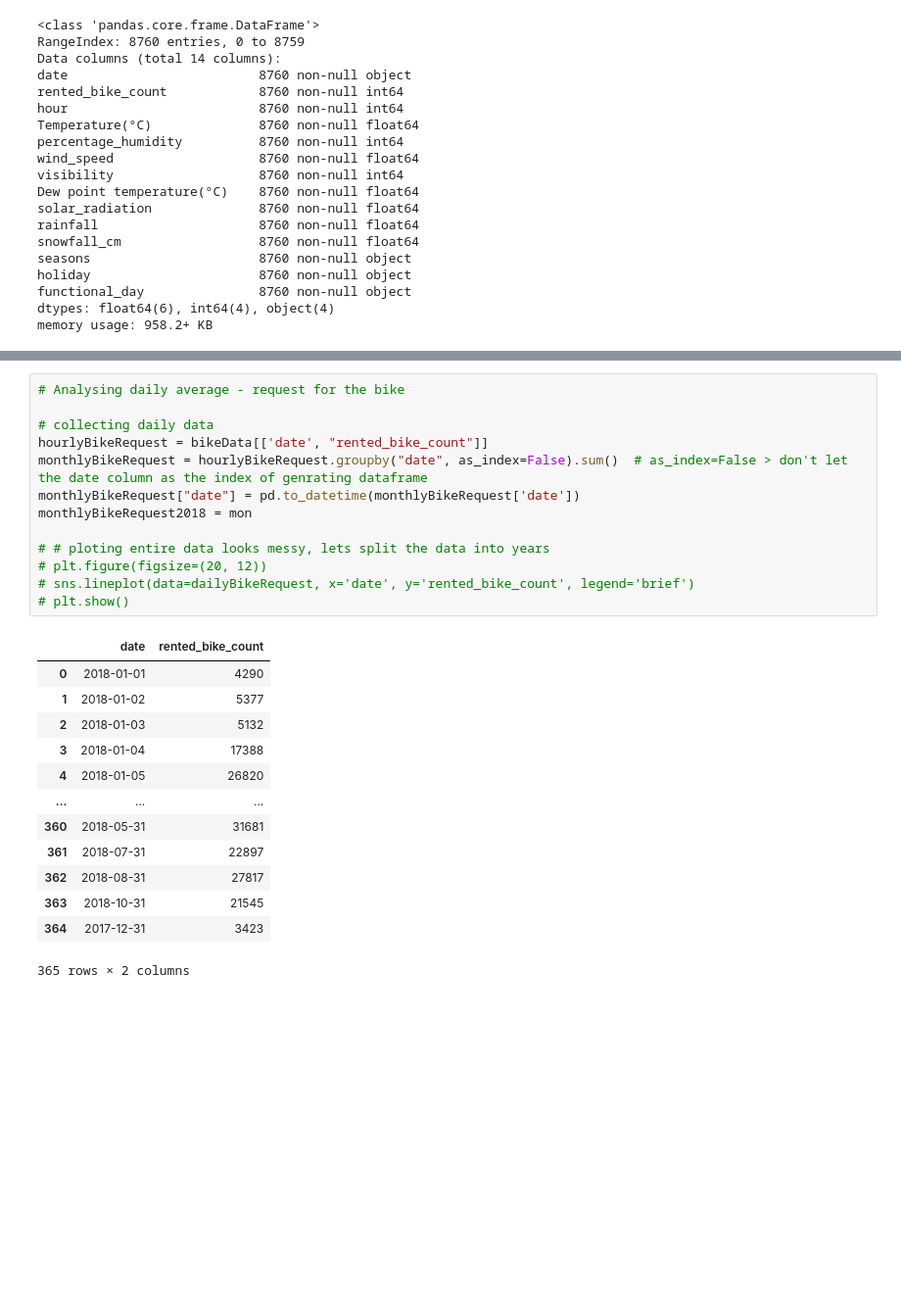
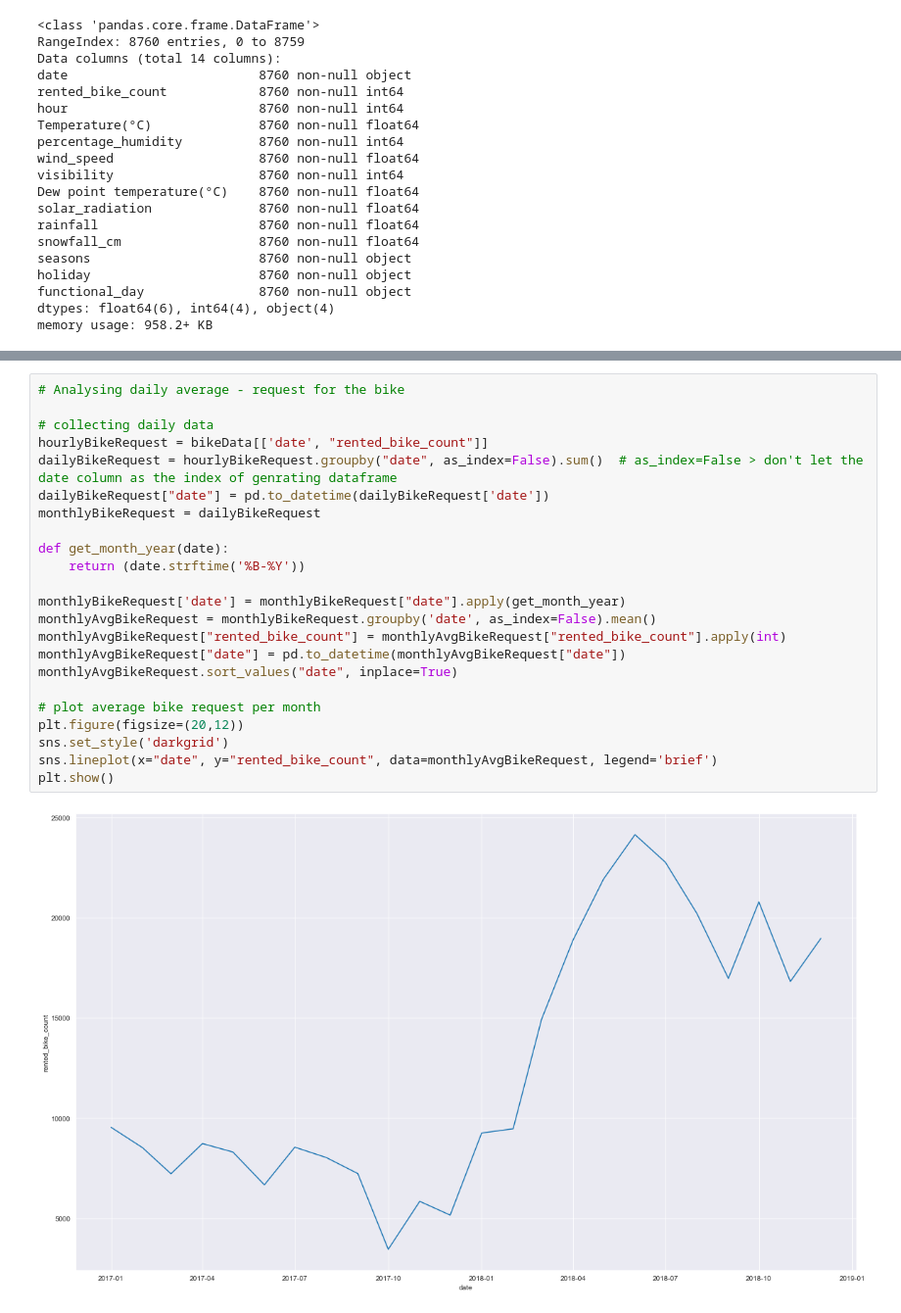
Before and after one commit to anuragcp/30DaysVizChallenge, a Jupyter notebook: Day 1/SeoulBikeDataAnalysis.ipynb, the cells around one changed output, grey strips where cells are left out. Shown at 98% size. Drawn from its saved outputs; the diff is of its cells as text; blank space fills up the shorter version.

```diff
--- a/Day 1/SeoulBikeDataAnalysis.ipynb
+++ b/Day 1/SeoulBikeDataAnalysis.ipynb
@@ -101,27 +110,25 @@ memory usage: 958.2+ KB
 # %%
 # Analysing daily average - request for the bike
 
 # collecting daily data
 hourlyBikeRequest = bikeData[['date', "rented_bike_count"]]
-monthlyBikeRequest = hourlyBikeRequest.groupby("date", as_index=False).sum()  # as_index=False > don't let the date column as the index of genrating dataframe
-monthlyBikeRequest["date"] = pd.to_datetime(monthlyBikeRequest['date'])
-monthlyBikeRequest2018 = mon
+dailyBikeRequest = hourlyBikeRequest.groupby("date", as_index=False).sum()  # as_index=False > don't let the date column as the index of genrating dataframe
+dailyBikeRequest["date"] = pd.to_datetime(dailyBikeRequest['date'])
+monthlyBikeRequest = dailyBikeRequest
 
-# # ploting entire data looks messy, lets split the data into years
-# plt.figure(figsize=(20, 12))
-# sns.lineplot(data=dailyBikeRequest, x='date', y='rented_bike_count', legend='brief')
-# plt.show()
+def get_month_year(date):
+    return (date.strftime('%B-%Y'))
+
+monthlyBikeRequest['date'] = monthlyBikeRequest["date"].apply(get_month_year)
+monthlyAvgBikeRequest = monthlyBikeRequest.groupby('date', as_index=False).mean()
+monthlyAvgBikeRequest["rented_bike_count"] = monthlyAvgBikeRequest["rented_bike_count"].apply(int)
+monthlyAvgBikeRequest["date"] = pd.to_datetime(monthlyAvgBikeRequest["date"])
+monthlyAvgBikeRequest.sort_values("date", inplace=True)
+
+# plot average bike request per month
+plt.figure(figsize=(20,12))
+sns.set_style('darkgrid')
+sns.lineplot(x="date", y="rented_bike_count", data=monthlyAvgBikeRequest, legend='brief')
+plt.show()
 # %% [output]
-|  | date | rented_bike_count |
-| 0 | 2018-01-01 | 4290 |
-| 1 | 2018-01-02 | 5377 |
-| 2 | 2018-01-03 | 5132 |
-| 3 | 2018-01-04 | 17388 |
-| 4 | 2018-01-05 | 26820 |
-| ... | ... | ... |
-| 360 | 2018-05-31 | 31681 |
-| 361 | 2018-07-31 | 22897 |
-| 362 | 2018-08-31 | 27817 |
-| 363 | 2018-10-31 | 21545 |
-| 364 | 2017-12-31 | 3423 |
-365 rows × 2 columns
+[figure, added]
```
Also changed, not shown: parts of 2 cells of this notebook.
